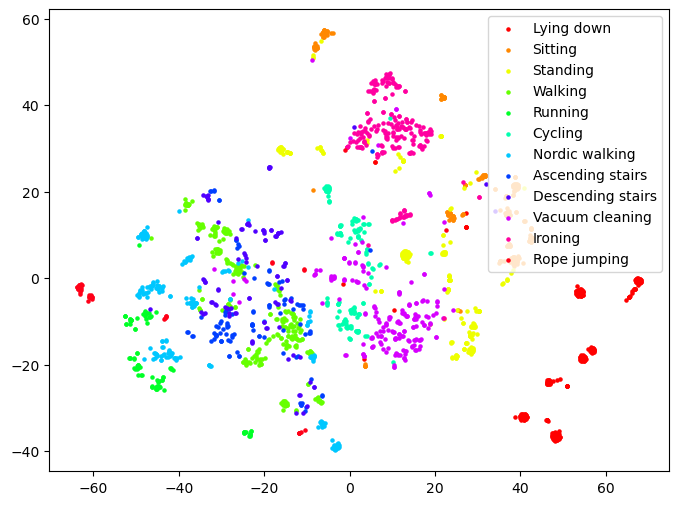
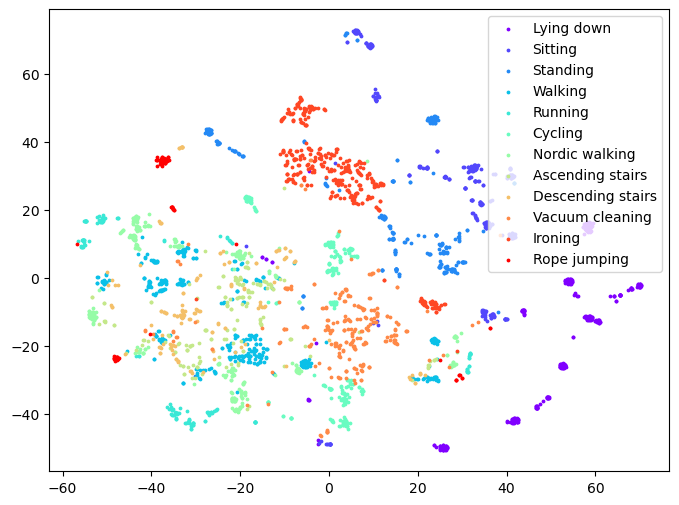
The change to this notebook cell's code, shown as a diff; its figure went from the first image to the second:
--- before
+++ after
@@ -11,8 +11,8 @@
 plt.figure(figsize=(8, 6))
 
-cmap = plt.get_cmap('hsv')
+cmap = plt.get_cmap('rainbow')
 colors = cmap(np.arange(0,len(labels))/(len(labels)-1))
 for i, c, label in zip(labels, colors, labels):
-    plt.scatter(X_2d[y_plot == i, 0], X_2d[y_plot == i, 1], c=c, label=activity_map[label],s=5)
+    plt.scatter(X_2d[y_plot == i, 0], X_2d[y_plot == i, 1], c=c, label=activity_map[label],s=3)
 plt.legend()
 plt.show()

Commit: updated KNN with filter algorithm